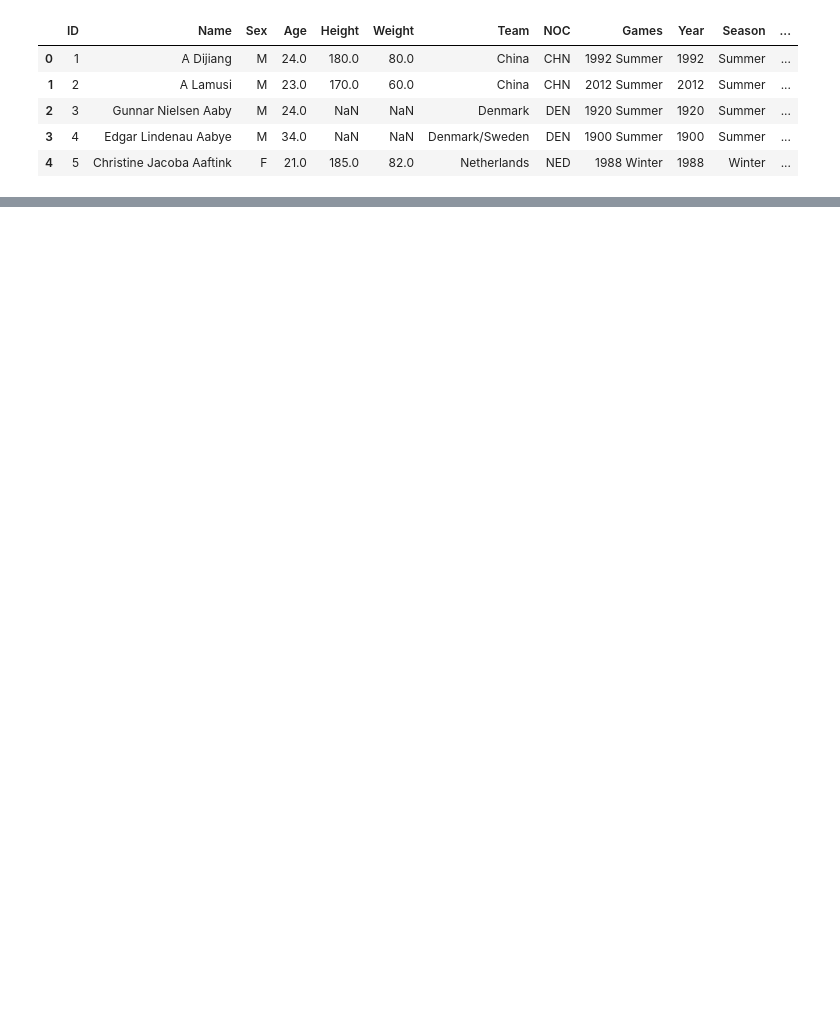
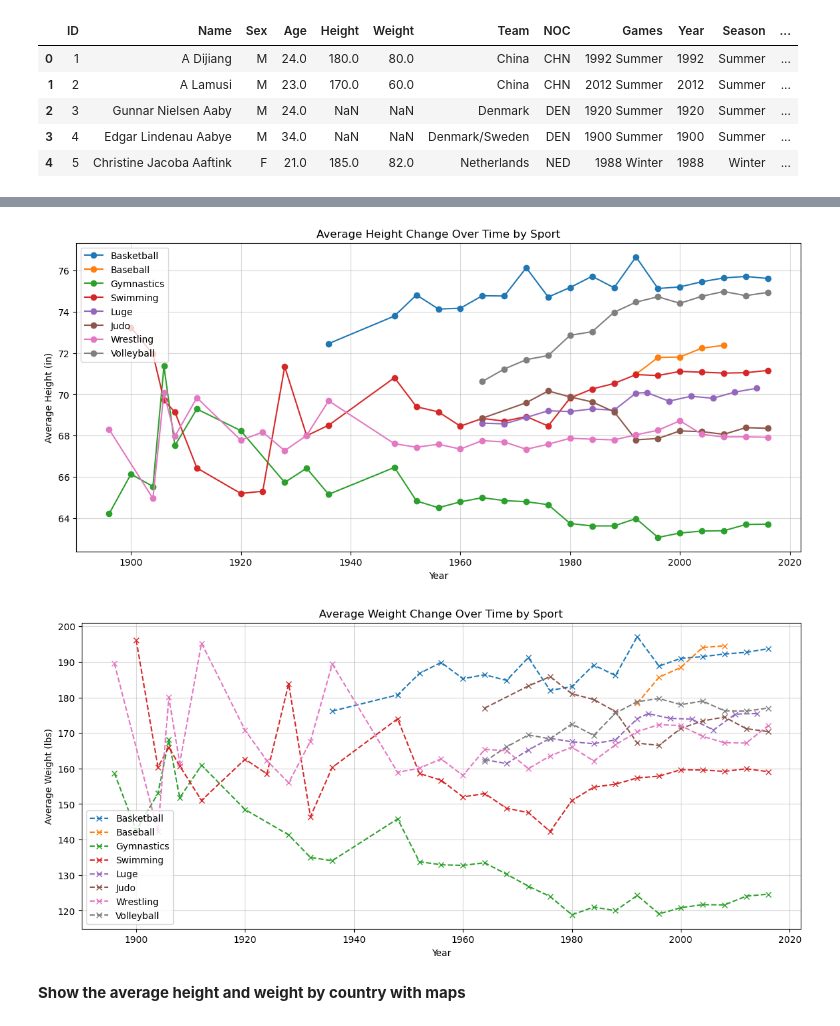
Before and after one commit to MatthewO1221/DITWork, a Jupyter notebook: 24-25Year/Fall24/CS232/FinalAssignment_Matthew_Jackson.ipynb, the cells around one changed output, grey strips where cells are left out. Saved outputs shown, nothing was run; the diff lists cells and outputs as text; code cells hidden in the pictures; blank space fills up the shorter version.

```diff
--- a/24-25Year/Fall24/CS232/FinalAssignment_Matthew_Jackson.ipynb
+++ b/24-25Year/Fall24/CS232/FinalAssignment_Matthew_Jackson.ipynb
@@ -63,0 +141,39 @@ plt.show()
+# %%
+#Get trends based on sport, year, height, and weight
+height_weight_trends = HeightandWeightData.groupby(['Sport', 'Year'])[['Height', 'Weight']].mean().reset_index()
+
+# Select specific sports for visualization
+selected_sports = ['Basketball','Baseball', 'Gymnastics', 'Swimming', 'Luge', 'Judo', 'Wrestling','Volleyball']
+trends_filtered = height_weight_trends[height_weight_trends['Sport'].isin(selected_sports)]
+# %%
+#plot heights overtime
+plt.figure(figsize=(14,6))
+for sport in selected_sports:
+    sport_data = trends_filtered[trends_filtered['Sport'] == sport]
+    plt.plot(sport_data['Year'], sport_data['Height'], marker='o', label=sport)
+
+#labels, title, and legend for height
+plt.title('Average Height Change Over Time by Sport')
+plt.xlabel('Year')
+plt.ylabel('Average Height (in)')
+plt.legend()
+plt.grid(alpha=0.5)
+plt.show()
+
+#plot weights overtime
+plt.figure(figsize=(14,6))
+for sport in selected_sports:
+    sport_data = trends_filtered[trends_filtered['Sport'] == sport]
+    plt.plot(sport_data['Year'], sport_data['Weight'], marker='x', linestyle='--',label=sport)
+
+plt.title('Average Weight Change Over Time by Sport')
+plt.xlabel('Year')
+plt.ylabel('Average Weight (lbs)')
+plt.legend()
+plt.grid(alpha=0.5)
+plt.show()
+# %% [output]
+[figure, added]
+[figure, added]
+# %% [markdown]
+**Show the average height and weight by country with maps**
```
Also changed, not shown: parts of 16 cells of this notebook, 42 other files.
